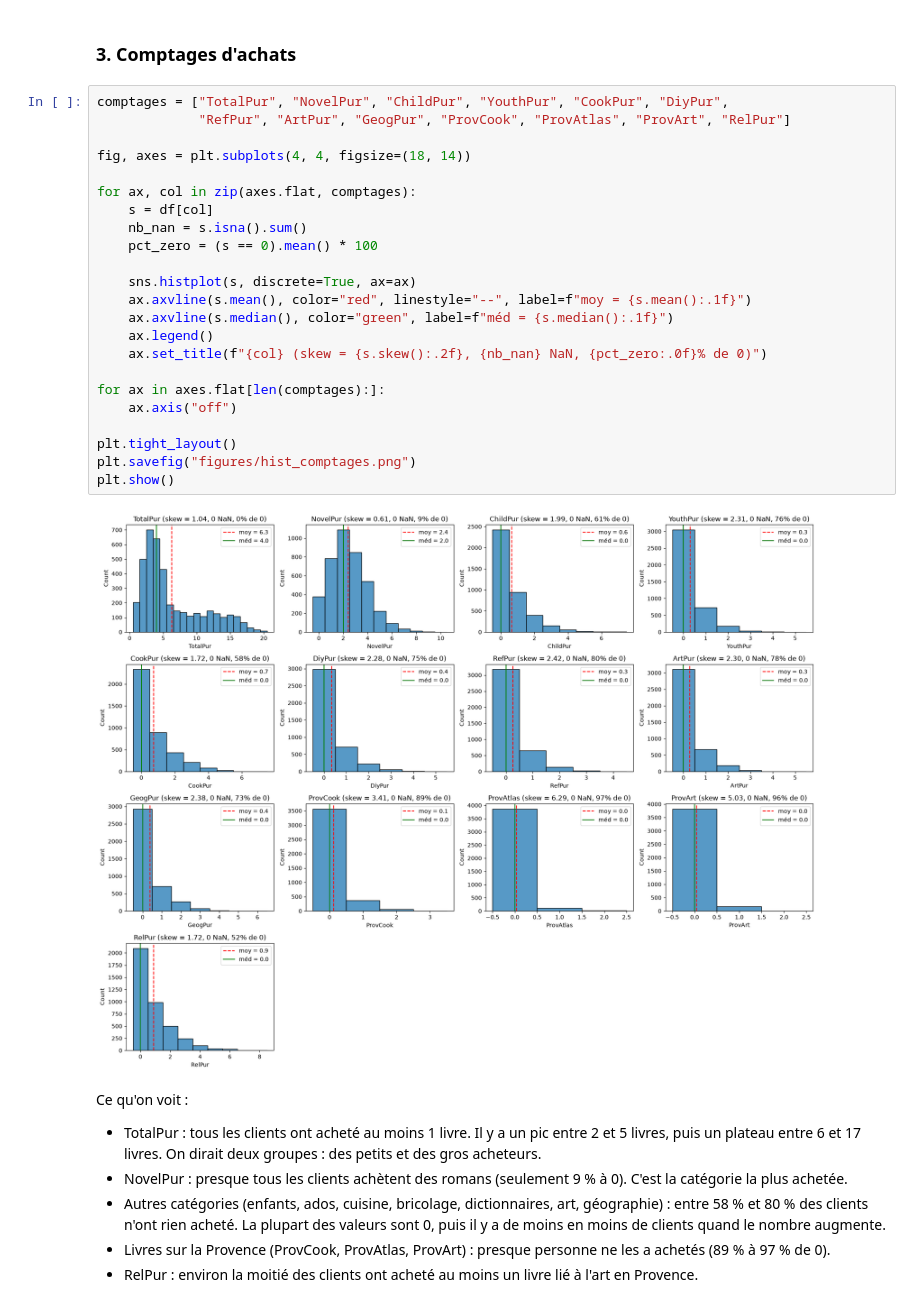
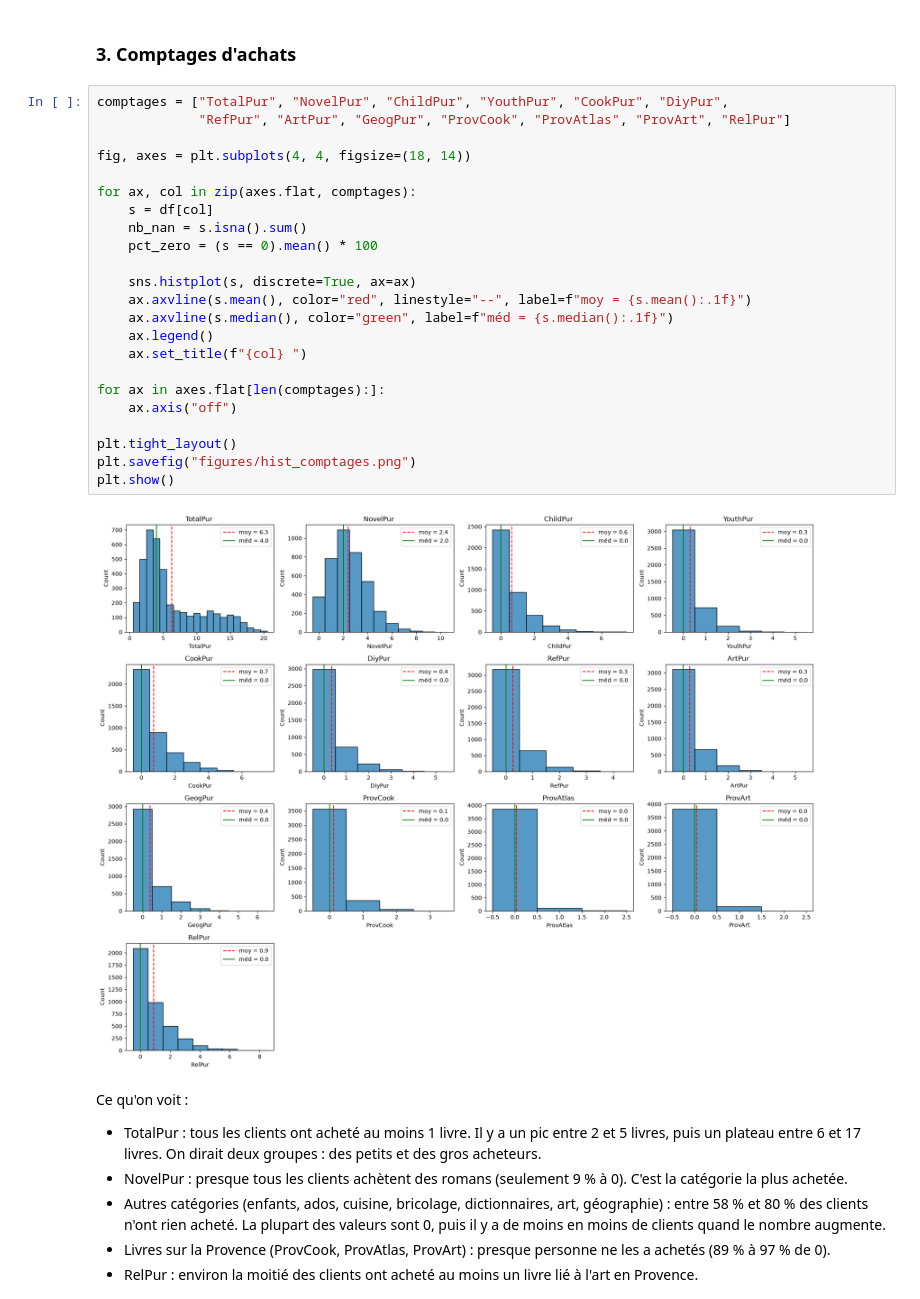
Before and after one commit to moussaassameur/projet-bi-librairie, a Jupyter notebook: projet_librairie.ipynb, the cells around one changed output. Cells and saved outputs as stored; diff of their text form.

```diff
--- a/projet_librairie.ipynb
+++ b/projet_librairie.ipynb
@@ -182,28 +200,28 @@ Problèmes à noter :
 # %%
 comptages = ["TotalPur", "NovelPur", "ChildPur", "YouthPur", "CookPur", "DiyPur",
              "RefPur", "ArtPur", "GeogPur", "ProvCook", "ProvAtlas", "ProvArt", "RelPur"]
 
 fig, axes = plt.subplots(4, 4, figsize=(18, 14))
 
 for ax, col in zip(axes.flat, comptages):
     s = df[col]
     nb_nan = s.isna().sum()
     pct_zero = (s == 0).mean() * 100
 
     sns.histplot(s, discrete=True, ax=ax)
     ax.axvline(s.mean(), color="red", linestyle="--", label=f"moy = {s.mean():.1f}")
     ax.axvline(s.median(), color="green", label=f"méd = {s.median():.1f}")
     ax.legend()
-    ax.set_title(f"{col} (skew = {s.skew():.2f}, {nb_nan} NaN, {pct_zero:.0f}% de 0)")
+    ax.set_title(f"{col} ")
 
 for ax in axes.flat[len(comptages):]:
     ax.axis("off")
 
 plt.tight_layout()
 plt.savefig("figures/hist_comptages.png")
 plt.show()
 # %% [output]
-[figure, old version]
+[figure, new version]
 # %% [markdown]
 Ce qu'on voit :
 - TotalPur : tous les clients ont acheté au moins 1 livre. Il y a un pic entre 2 et 5 livres, puis un plateau entre 6 et 17 livres. On dirait deux groupes : des petits et des gros acheteurs.
```
Also changed, not shown: parts of 13 cells of this notebook, 6 other files.
